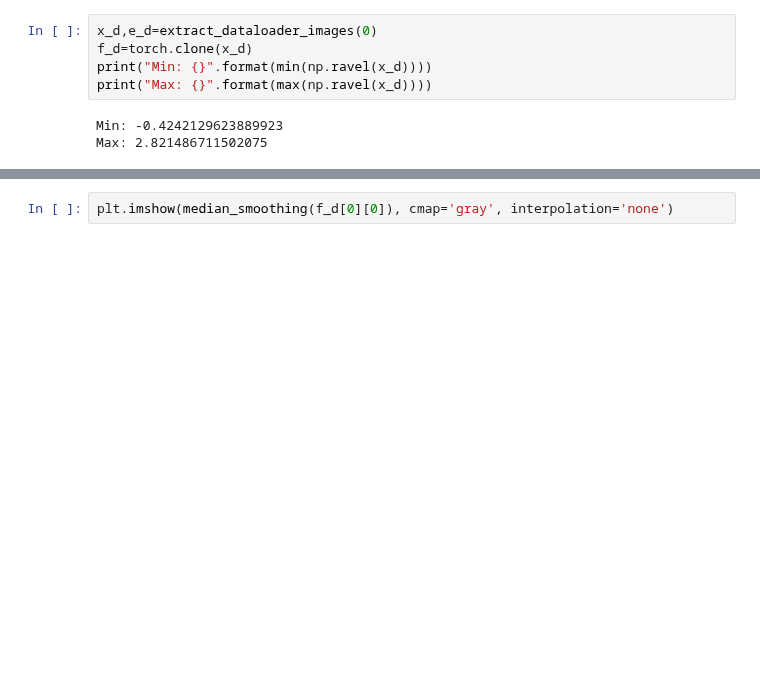
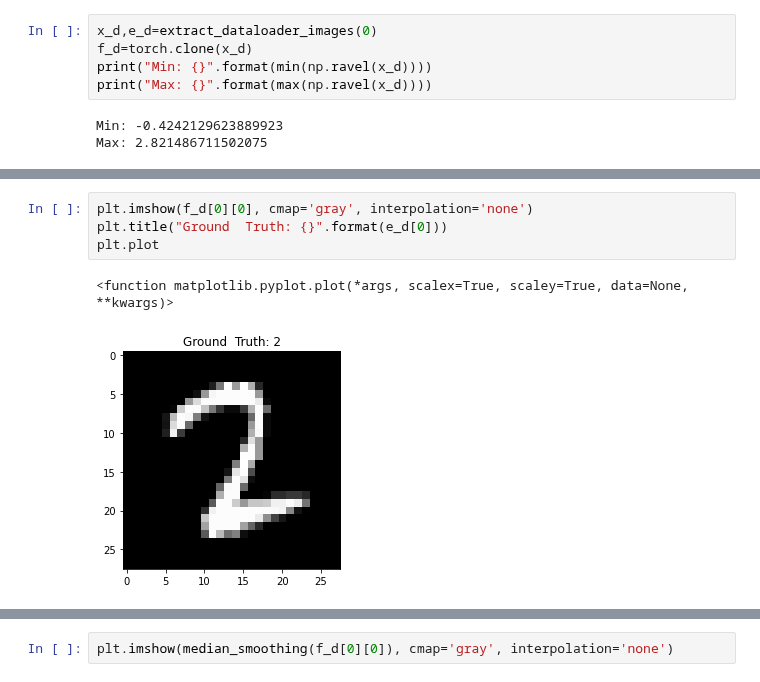
Before and after one commit to Caryox/adversarial-robustness, a Jupyter notebook: notepads/simple_cnn.ipynb, the cells around one changed output, grey strips where cells are left out. Drawn from its saved outputs; the diff is of its cells as text; blank space fills up the shorter version.

```diff
--- a/notepads/simple_cnn.ipynb
+++ b/notepads/simple_cnn.ipynb
@@ -368,3 +381,10 @@ plt.plot
+# %%
+plt.imshow(f_d[0][0], cmap='gray', interpolation='none')
+plt.title("Ground  Truth: {}".format(e_d[0]))
+plt.plot
+# %% [output]
+<function matplotlib.pyplot.plot(*args, scalex=True, scaley=True, data=None, **kwargs)>
+[figure, added]
 # %%
 plt.imshow(ndimage.median_filter(f_d[0][0], size=2), cmap='gray', interpolation='none')
 # %% [output]
```
Also changed, not shown: parts of 8 cells of this notebook.
